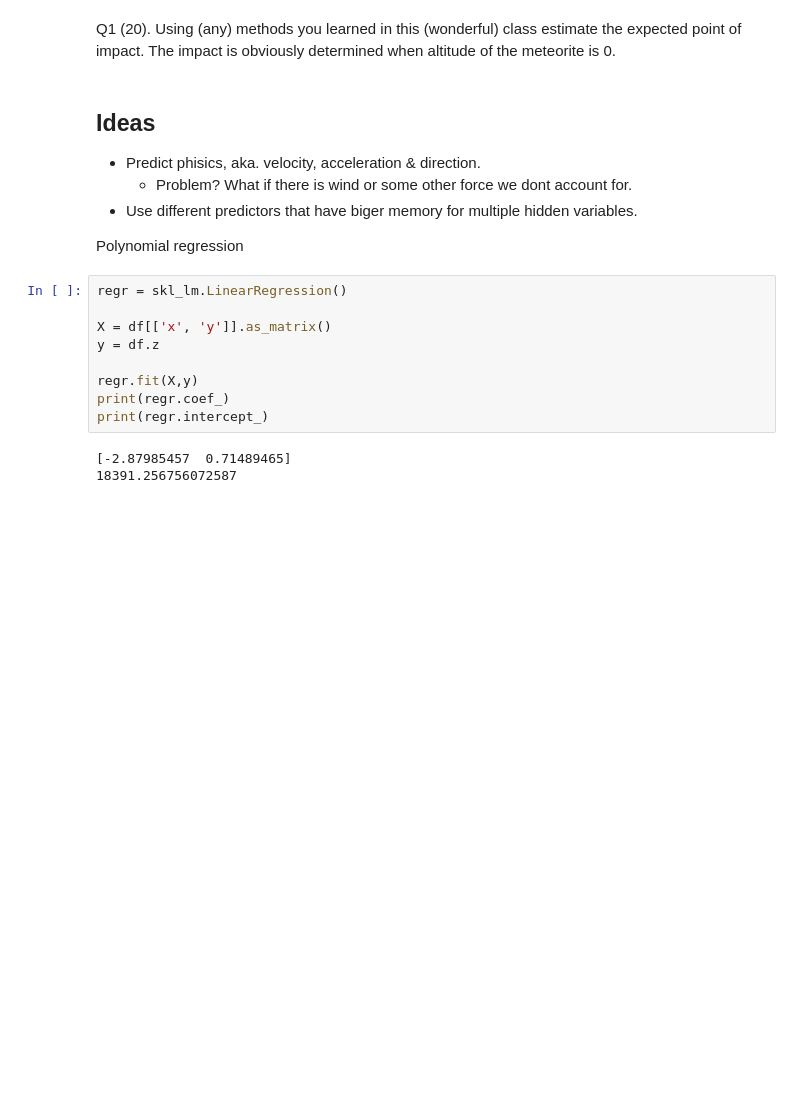
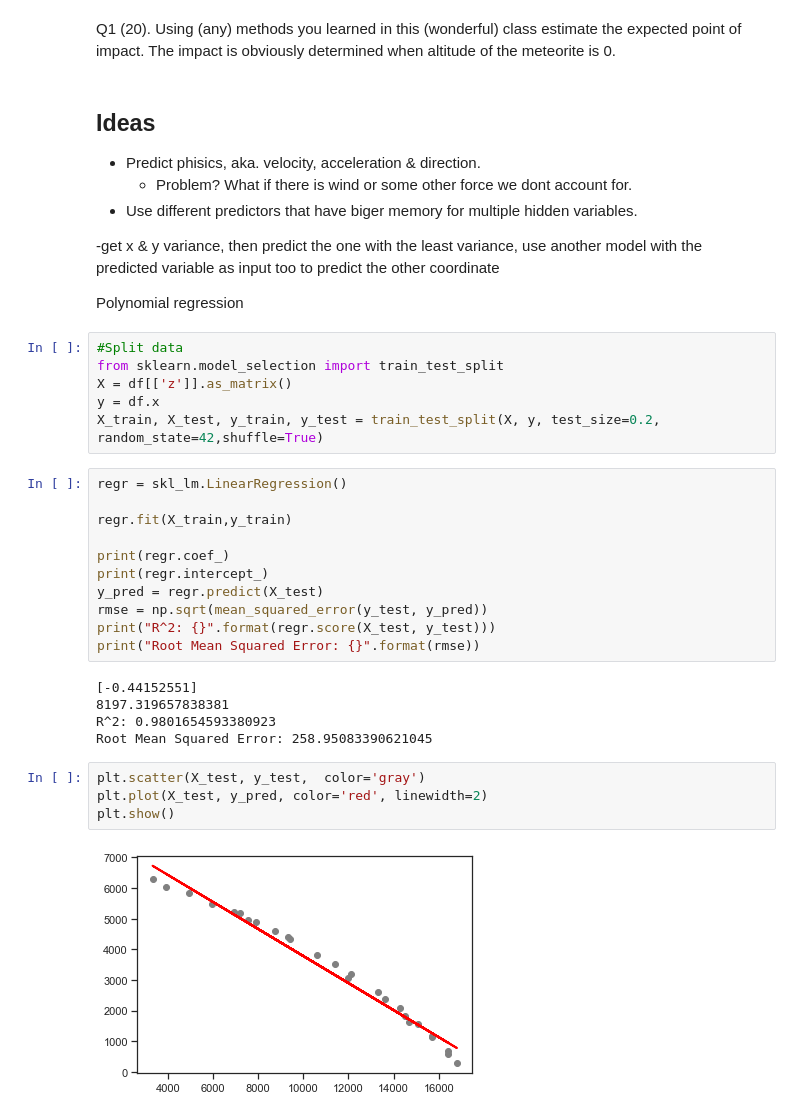
Before and after one commit to Noixas/The-Last-Judgement-Meteorite-Prediction, a Jupyter notebook: Code/TheLastJudgement.ipynb, the cells around one changed output. Cells and saved outputs as stored; diff of their text form; blank space fills up the shorter version.

Commit message:
Baseline with linear regresison and polynomial regr.

```diff
--- a/Code/TheLastJudgement.ipynb
+++ b/Code/TheLastJudgement.ipynb
@@ -71,17 +66,34 @@ impact is obviously determined when altitude of the meteorite is 0.
     - Problem? What if there is wind or some other force we dont account for.
 - Use different predictors that have biger memory for multiple hidden variables.
 
+-get x & y variance, then predict the one with the least variance, use another model with the predicted variable as input too to predict the other coordinate
 
 Polynomial regression
-# %%
-regr = skl_lm.LinearRegression()
-
-X = df[['x', 'y']].as_matrix()
-y = df.z
-
-regr.fit(X,y)
-print(regr.coef_)
-print(regr.intercept_)
-# %% [output]
-[-2.87985457  0.71489465]
-18391.256756072587
+# %%
+#Split data
+from sklearn.model_selection import train_test_split
+X = df[['z']].as_matrix()
+y = df.x
+X_train, X_test, y_train, y_test = train_test_split(X, y, test_size=0.2, random_state=42,shuffle=True)
+# %%
+regr = skl_lm.LinearRegression()
+
+regr.fit(X_train,y_train)
+
+print(regr.coef_)
+print(regr.intercept_)
+y_pred = regr.predict(X_test)
+rmse = np.sqrt(mean_squared_error(y_test, y_pred))
+print("R^2: {}".format(regr.score(X_test, y_test)))
+print("Root Mean Squared Error: {}".format(rmse))
+# %% [output]
+[-0.44152551]
+8197.319657838381
+R^2: 0.9801654593380923
+Root Mean Squared Error: 258.95083390621045
+# %%
+plt.scatter(X_test, y_test,  color='gray')
+plt.plot(X_test, y_pred, color='red', linewidth=2)
+plt.show()
+# %% [output]
+[figure, added]
```
Also changed, not shown: parts of 5 cells of this notebook.
